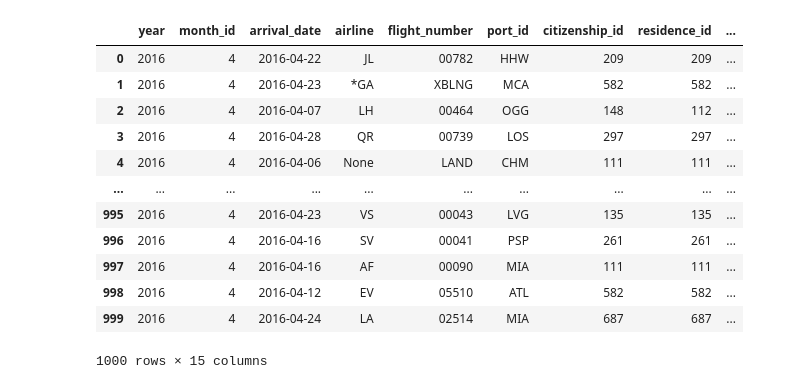
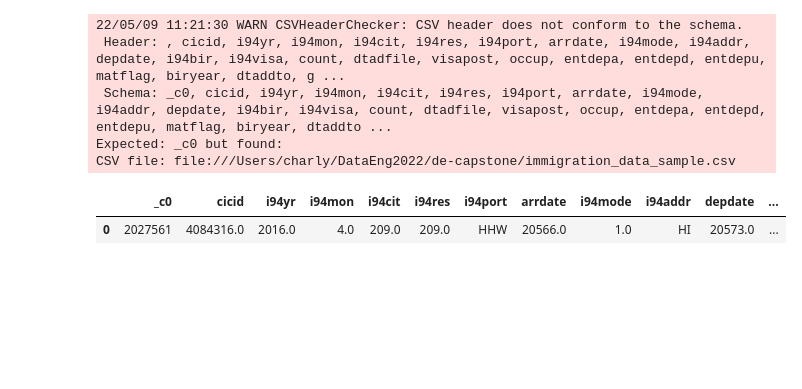
Before and after one commit to charlysl/de-capstone, a Jupyter notebook: scrap/etl/etl-clean-immigration.ipynb, the cells around one changed output. Drawn from its saved outputs; the diff is of its cells as text; code cells hidden in the pictures; blank space fills up the shorter version.

```diff
--- a/scrap/etl/etl-clean-immigration.ipynb
+++ b/scrap/etl/etl-clean-immigration.ipynb
@@ -23,12 +38,12 @@ schema = T.StructType([
     T.StructField('i94res', T.StringType(), True),
     T.StructField('i94port', T.StringType(), True),
     T.StructField('arrdate', T.FloatType(), True),
-    T.StructField('i94mode', T.StringType(), True),
+    T.StructField('i94mode', T.FloatType(), True),
     T.StructField('i94addr', T.StringType(), True),
     T.StructField('depdate', T.FloatType(), True),
     T.StructField('i94bir', T.FloatType(), True),
     T.StructField('i94visa', T.StringType(), True),
-    T.StructField('count', T.StringType(), True),
+    T.StructField('count', T.FloatType(), True),
     T.StructField('dtadfile', T.StringType(), True),
     T.StructField('visapost', T.StringType(), True),
     T.StructField('occup', T.StringType(), True),
@@ -43,7 +58,8 @@ schema = T.StructType([
     T.StructField('airline', T.StringType(), True),
     T.StructField('admnum', T.StringType(), True),
     T.StructField('fltno', T.StringType(), True),
-    T.StructField('visatype', T.StringType(), True)
+    T.StructField('visatype', T.StringType(), True),
+
 ])
 # %%
 immigration_staging = (
@@ -55,3 +71,13 @@ immigration_staging = (
     .option('header', 'true')
     .load(etl.data_sources['immigration'])
 )
+# %%
+immigration_staging.limit(1).toPandas()
+# %% [output]
+22/05/09 11:21:30 WARN CSVHeaderChecker: CSV header does not conform to the schema.
+ Header: , cicid, i94yr, i94mon, i94cit, i94res, i94port, arrdate, i94mode, i94addr, depdate, i94bir, i94visa, count, dtadfile, visapost, occup, entdepa, entdepd, entdepu, matflag, biryear, dtaddto, g ...
+ Schema: _c0, cicid, i94yr, i94mon, i94cit, i94res, i94port, arrdate, i94mode, i94addr, depdate, i94bir, i94visa, count, dtadfile, visapost, occup, entdepa, entdepd, entdepu, matflag, biryear, dtaddto ...
+Expected: _c0 but found:
+CSV file: file:///Users/charly/DataEng2022/de-capstone/immigration_data_sample.csv
+|  | _c0 | cicid | i94yr | i94mon | i94cit | i94res | i94port | arrdate | i94mode | i94addr | depdate | ... |
+| 0 | 2027561 | 4084316.0 | 2016.0 | 4.0 | 209.0 | 209.0 | HHW | 20566.0 | 1.0 | HI | 20573.0 | ... |
@@ -118,24 +133,12 @@ def clean_immigration(df):
         )
 )
 # %%
-(
-    clean_immigration(immigration_staging)
-
-).toPandas()
+def clean_immigration(df):
+    return (
+        immigration_staging
+        .pipe(only_air)
+        .pipe(project_schema)
+    )
-# %% [output]
-|  | year | month_id | arrival_date | airline | flight_number | port_id | citizenship_id | residence_id | ... |
-| 0 | 2016 | 4 | 2016-04-22 | JL | 00782 | HHW | 209 | 209 | ... |
-| 1 | 2016 | 4 | 2016-04-23 | *GA | XBLNG | MCA | 582 | 582 | ... |
-| 2 | 2016 | 4 | 2016-04-07 | LH | 00464 | OGG | 148 | 112 | ... |
-| 3 | 2016 | 4 | 2016-04-28 | QR | 00739 | LOS | 297 | 297 | ... |
-| 4 | 2016 | 4 | 2016-04-06 | None | LAND | CHM | 111 | 111 | ... |
-| ... | ... | ... | ... | ... | ... | ... | ... | ... | ... |
-| 995 | 2016 | 4 | 2016-04-23 | VS | 00043 | LVG | 135 | 135 | ... |
-| 996 | 2016 | 4 | 2016-04-16 | SV | 00041 | PSP | 261 | 261 | ... |
-| 997 | 2016 | 4 | 2016-04-16 | AF | 00090 | MIA | 111 | 111 | ... |
-| 998 | 2016 | 4 | 2016-04-12 | EV | 05510 | ATL | 582 | 582 | ... |
-| 999 | 2016 | 4 | 2016-04-24 | LA | 02514 | MIA | 687 | 687 | ... |
-1000 rows × 15 columns
 # %%
 immigration = clean_immigration(immigration_staging)
 # %%
```
Also changed, not shown: parts of 10 cells of this notebook.
